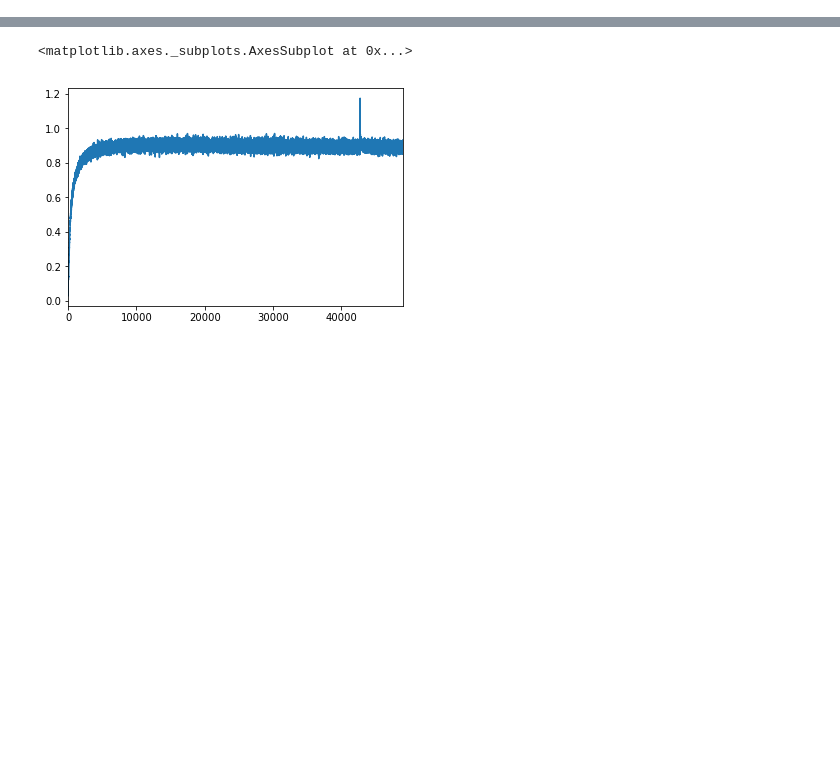
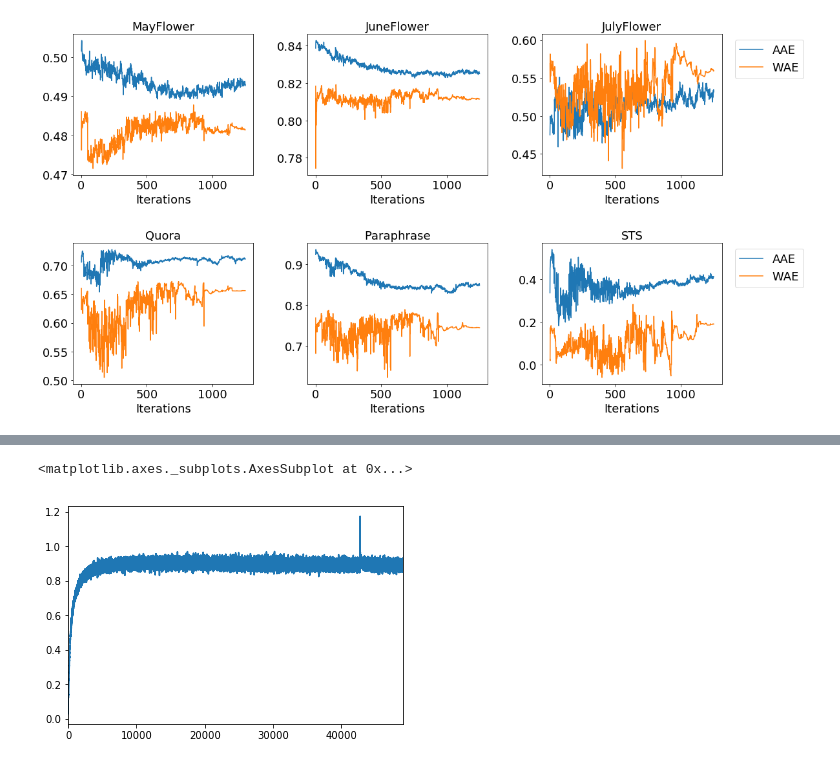
Before and after one commit to t-jamano/workspace, a Jupyter notebook: Visualise Results Week12.ipynb, the cells around one changed output, grey strips where cells are left out. Saved outputs shown, nothing was run; the diff lists cells and outputs as text; code cells hidden in the pictures; blank space fills up the shorter version.

```diff
--- a/Visualise Results Week12.ipynb
+++ b/Visualise Results Week12.ipynb
@@ -13,0 +115,20 @@ df3 = pd.read_csv(filename.replace(".res", ".model.csv"), header=0, sep=";")
+# %%
+
+# 50M
+iter_num = int(50000000/40000)
+aae = read("/work/data/logs/new/aae_m1_200M_QQ_ml15_limit1_2018_09_01_02:08:34.res", iter_num)
+vae = read("/work/data/logs/new/vae_m1_200M_QQ_ml15_limit1_2018_09_01_02:22:16.res", iter_num)
+vae_kl = read("/work/data/logs/new/vae_kl_m1_200M_QQ_ml15_limit1_2018_09_01_02:31:47.res", iter_num)
+wae = read("/work/data/logs/new/wae_m1_200M_QQ_ml15_limit1_2018_09_01_02:22:09.res", iter_num)
+kate = read("/work/data/logs/new/all/kate_bow_m1_200M_QQ_ml15_limit1_2018_09_02_03:10:46.res", iter_num)
+vae_bow = read("/work/data/logs/new/all/vae_bow_m1_200M_QQ_ml15_limit1_2018_09_02_02:00:57.res", iter_num)
+
+# visualise([vae, vae_kl], focus=["loss"])
+# visualise([aae], focus=["loss"])
+# visualise([wae], focus=["loss"])
+
+visualise([aae, wae], focus=["MayFlower", "JuneFlower", "JulyFlower"], save="50M_QQ_AEs1", height=4, legends=["AAE", "WAE"])
+visualise([aae, wae], focus=["Quora", "Paraphrase", "STS"], save="50M_QQ_AEs2", height=4, legends=["AAE", "WAE"])
+# %% [output]
+[figure, added]
+[figure, added]
```
Also changed, not shown: parts of 45 cells of this notebook, 4 other files.
